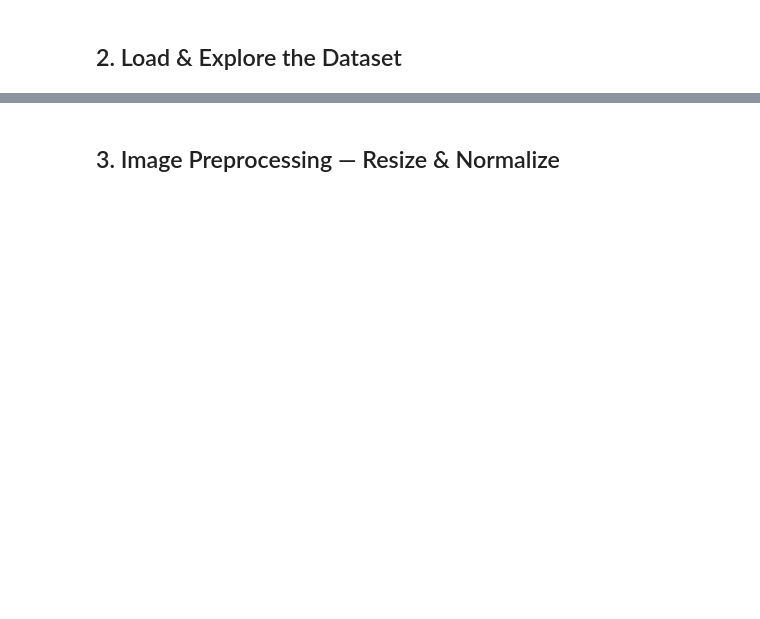
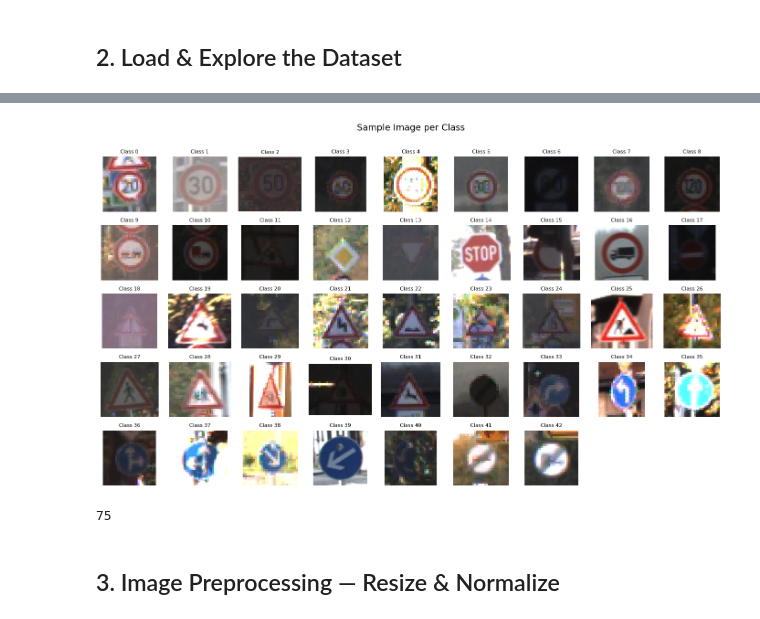
Before and after one commit to Amine-Gharout/elevvo, a Jupyter notebook: Trafic_Recognition/traffic_sign_recognition.ipynb, the cells around one changed output, grey strips where cells are left out. Cells and saved outputs as stored; diff of their text form; code cells hidden in the pictures; blank space fills up the shorter version.

```diff
--- a/Trafic_Recognition/traffic_sign_recognition.ipynb
+++ b/Trafic_Recognition/traffic_sign_recognition.ipynb
@@ -78,24 +135,31 @@ print(f"Max samples per class: {class_counts.max()} (class {class_counts.idxmax(
 # %%
-# Visualise one sample per class
-fig, axes = plt.subplots(5, 9, figsize=(16, 10))
+# Visualise one sample per class (memory-efficient)
+fig, axes = plt.subplots(5, 9, figsize=(14, 8))  # Slightly smaller
 axes = axes.flatten()
 
 for class_id in range(NUM_CLASSES):
     sample = train_df[train_df['ClassId'] == class_id].iloc[0]
     img_path = os.path.join(DATA_DIR, sample['Path'])
     img = cv2.imread(img_path)
     img = cv2.cvtColor(img, cv2.COLOR_BGR2RGB)
     axes[class_id].imshow(img)
     axes[class_id].set_title(f'Class {class_id}', fontsize=8)
     axes[class_id].axis('off')
 
 # Hide unused subplots
 for i in range(NUM_CLASSES, len(axes)):
     axes[i].axis('off')
 
 plt.suptitle('Sample Image per Class', fontsize=14, y=1.01)
 plt.tight_layout()
 plt.show()
+
+# Clean up
+plt.close()
+gc.collect()
+# %% [output]
+[figure, added]
+75
 # %% [markdown]
 ## 3. Image Preprocessing — Resize & Normalize
 # %%
```
Also changed, not shown: parts of 27 cells of this notebook, 3 other files.
